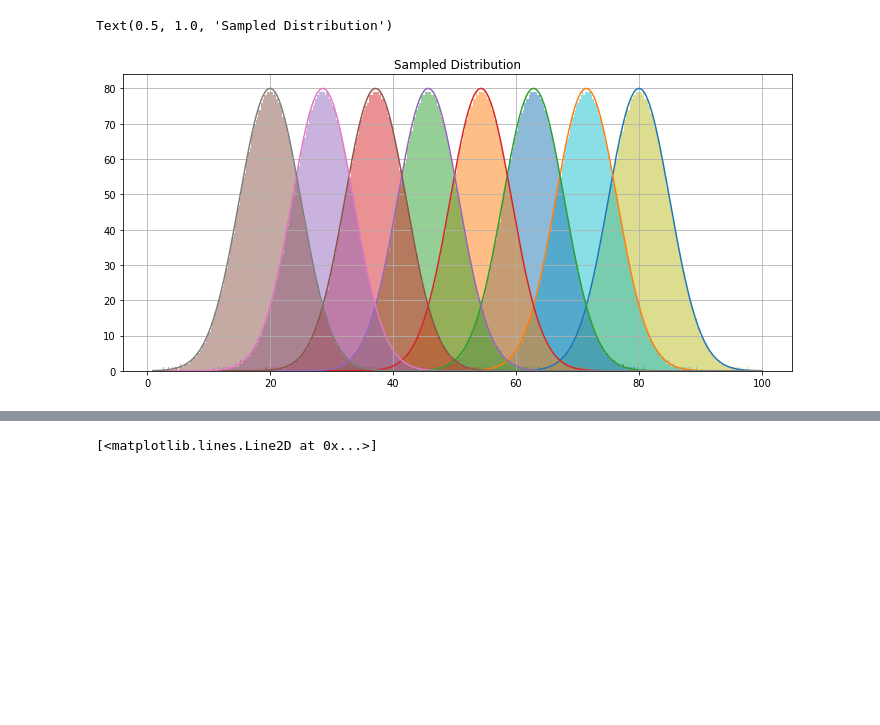
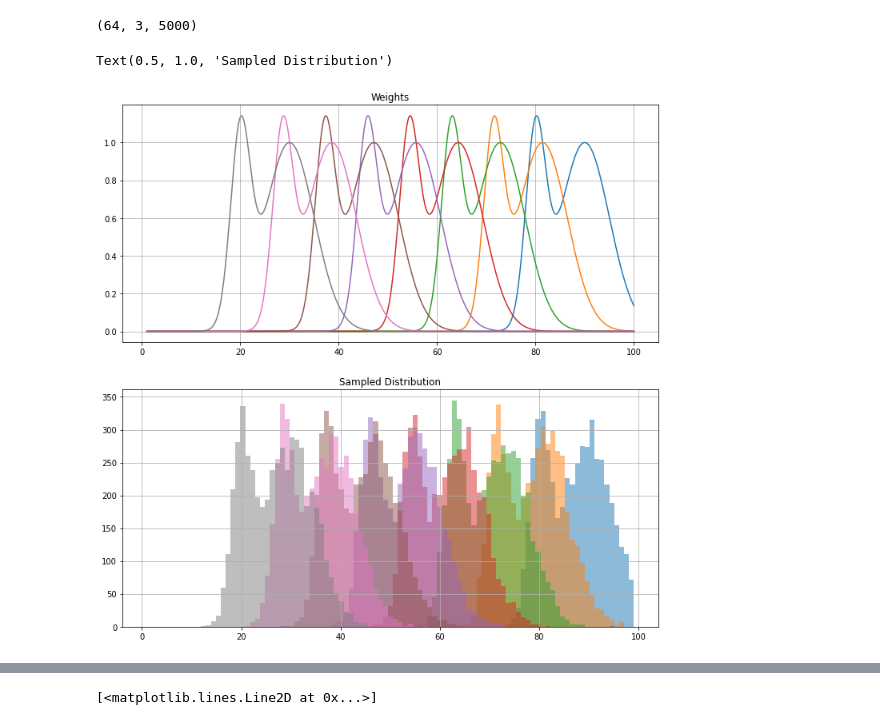
Before and after one commit to liangkaizhang/yet-another-jax-nerf, a Jupyter notebook: scripts/test_model.ipynb, the cells around one changed output, grey strips where cells are left out. Saved outputs shown, nothing was run; the diff lists cells and outputs as text; code cells hidden in the pictures; blank space fills up the shorter version.

```diff
--- a/scripts/test_model.ipynb
+++ b/scripts/test_model.ipynb
@@ -20,7 +20,7 @@ plt.rcParams["figure.figsize"] = (12, 12)
 ds_config =  DatasetConfig(model_dir='../dataset/pinecone/sparse/0/',
                            images_dir='../dataset/pinecone/images/',
                            batch_from_single_image=True,
-                           batch_size=8)
+                           batch_size=64)
 dataset_builder = DatasetBuilder(ds_config)
 train_ds = dataset_builder.build_train_dataset()
 # %%
@@ -60,7 +40,7 @@ class Model(nn.Module):
     def __call__(self, rays):
         return x
 # %%
-from jax import random
+from jax import random, jit
 
 from functools import partial
 
@@ -91,6 +71,7 @@ def sample_pdf(rng, bins, weights, num_samples, is_random=False):
     sampled_values = bins[index_lower] + slope * bin_span
     return sampled_values
 
+
 def sample_along_rays(rng: jnp.ndarray, rays: Rays, all_bins, all_weights, num_samples: int, is_random: bool = False) -> jnp.ndarray:
 
     def sample_helper(rng, origin, direction, bins, weights):
@@ -115,10 +96,34 @@ near = 1
 far = 100
 bins = jnp.linspace(near, far, num_bins)
 
-get_weights = lambda m: jnp.exp(-0.5 * jnp.square((bins - m) / 5))
+get_weights = lambda m: jnp.exp(-0.5 * jnp.square((bins - m) / 2)) + jnp.exp(-0.5 * jnp.square((bins - m - 10) / 5))
 centers = jnp.linspace(20, 80, num_rays, dtype=jnp.float32)[::-1]
 weights = vmap(get_weights)(centers)
 
 bins = jnp.broadcast_to(bins, (num_rays, num_bins))
 
-points = sample_along_rays(rng, rays, bins, weights, num_samples, is_random=False)
+
+# num_rays = rays.origins.shape[0]
+# num_bins = 1000
+# bins = jnp.linspace(near, far, num_bins)
+# bins = jnp.broadcast_to(bins, (num_rays, num_bins))
+# weights = jnp.ones_like(bins)
+
+def sample_along_rays(rng: jnp.ndarray, rays: Rays, near, far, num_samples: int, randomized: bool = False) -> jnp.ndarray:
+    if randomized:
+        z_samples = random.uniform(rng, (num_samples, ), minval=near, maxval=far)
+    else:
+        z_samples = jnp.linspace(near, far, num_samples)
+
+    directions = z_samples * rays.directions[..., jnp.newaxis]
+    points = rays.origins[..., jnp.newaxis] + directions
+    return points
+
+
+sampler_fn = jit(partial(sample_along_rays,
+                                   near=near,
+                                   far=far,
+                                   num_samples=num_samples,
+                                   randomized=True))
+
+%timeit points = sampler_fn(rng, rays)
@@ -125,18 +132,22 @@ points = sample_along_rays(rng, rays, bins, weights, num_samples, is_random=Fals
+# %%
+points.shape
+# %% [output]
+(64, 3, 5000)
 # %%
 ax = plt.subplot(211)
 for i in range(8):
-    ax.plot(bins[i], weights[i] * 80)
+    ax.plot(bins[i], weights[i])
 ax.grid("on")
 ax.set_title("Weights")
 
-# ax = plt.subplot(212)
+ax = plt.subplot(212)
 for i in range(8):
-    _ = ax.hist(jnp.linalg.norm(points[i] - rays.origins[i], axis=-1), bins[i][::2], alpha=0.5)
+    _ = ax.hist(jnp.linalg.norm(points[i] - rays.origins[i], axis=-1), bins[i][::10], alpha=0.5)
 ax.grid("on")
 ax.set_title("Sampled Distribution")
 # %% [output]
 Text(0.5, 1.0, 'Sampled Distribution')
-[figure, old version]
+[figure, new version]
 # %%
 alpha=0.005
 
```
Also changed, not shown: parts of 8 cells of this notebook, 1 other file.
